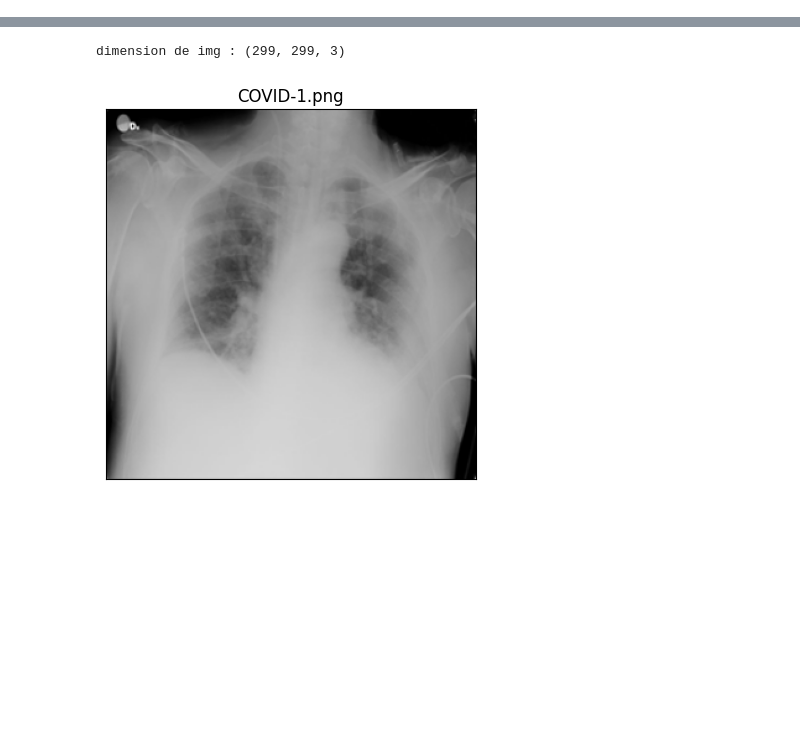
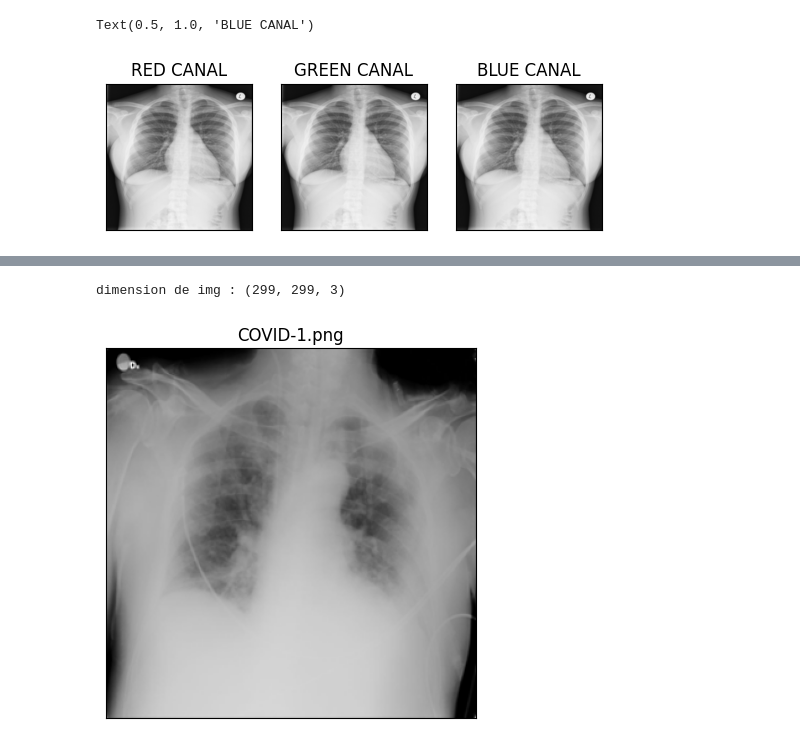
Before and after one commit to cyrilmarat/Liora_Covid, a Jupyter notebook: notebooks/exploration/firsttry.ipynb, the cells around one changed output, grey strips where cells are left out. Cells and saved outputs as stored; diff of their text form; code cells hidden in the pictures; blank space fills up the shorter version.

```diff
--- a/notebooks/exploration/firsttry.ipynb
+++ b/notebooks/exploration/firsttry.ipynb
@@ -23,3 +23,48 @@ dimension de img : (299, 299, 3)
+# %%
+
+img_normal_gray_red = img_normal[:, :, 0]
+img_normal_gray_blue = img_normal[:, :, 1]
+img_normal_gray_green = img_normal[:, :, 2]
+
+
+img_normal_gray_red_minus_blue = img_normal[:, :, 0]
+# afficher l'image en niveaux de gris
+img_normal_gray_blue_minus_green = img_normal[:, :, 1]
+# afficher l'image en niveaux de gris
+img_normal_gray_green_minus_blue = img_normal[:, :, 2]
+
+plt.subplot(1, 3, 1)
+plt.imshow(img_normal_gray_red, cmap='gray')
+plt.xticks([]); plt.yticks([])
+plt.title("RED CANAL")
+
+plt.subplot(1, 3, 2)
+plt.imshow(img_normal_gray_green, cmap='gray')
+plt.xticks([]); plt.yticks([])
+plt.title("GREEN CANAL")
+
+plt.subplot(1, 3, 3)
+plt.imshow(img_normal_gray_blue, cmap='gray')
+plt.xticks([]); plt.yticks([])
+plt.title("BLUE CANAL")
+
+plt.subplot(2, 3, 1)
+plt.imshow(img_normal_gray_red_minus_blue, cmap='gray')
+plt.xticks([]); plt.yticks([])
+plt.title("RED CANAL")
+
+plt.subplot(2, 3, 2)
+plt.imshow(img_normal_gray_green, cmap='gray')
+plt.xticks([]); plt.yticks([])
+plt.title("GREEN CANAL")
+
+plt.subplot(2, 3, 3)
+plt.imshow(img_normal_gray_blue, cmap='gray')
+plt.xticks([]); plt.yticks([])
+plt.title("BLUE CANAL")
+# %% [output]
+Text(0.5, 1.0, 'BLUE CANAL')
+[figure, added]
 # %%
 img_normal_mask = cv2.imread(workingpath+normal_files +"/masks/Normal-2.png") # pour lire
 
```
Also changed, not shown: parts of 3 cells of this notebook.
